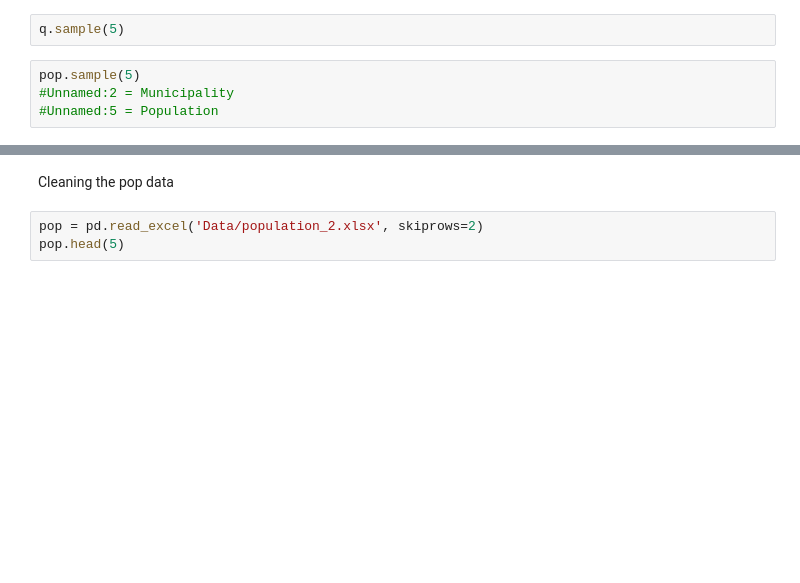
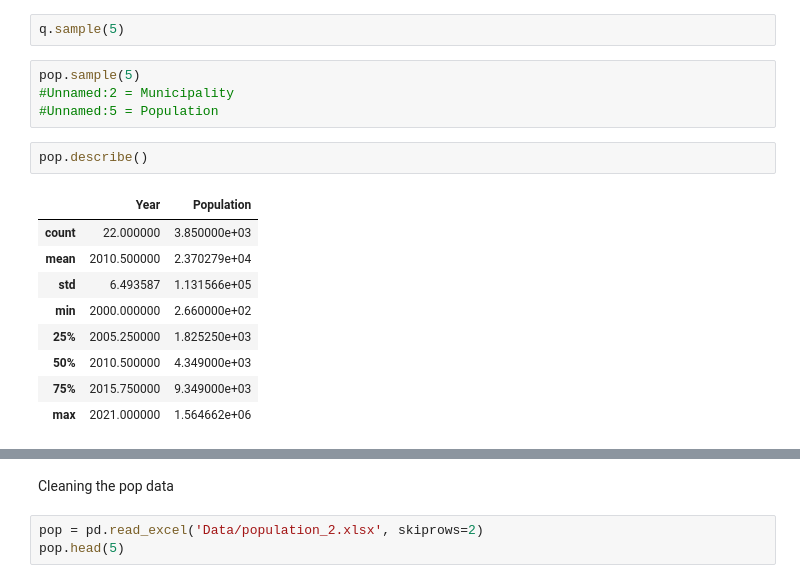
Before and after one commit to biguntitled/Intro_Num, a Jupyter notebook: 02_Data_Project/ZH Waste/DataProject_Marius.ipynb, the cells around one changed output, grey strips where cells are left out. Drawn from its saved outputs; the diff is of its cells as text; blank space fills up the shorter version.

```diff
--- a/02_Data_Project/ZH Waste/DataProject_Marius.ipynb
+++ b/02_Data_Project/ZH Waste/DataProject_Marius.ipynb
@@ -54,3 +54,15 @@ q.sample(5)
 pop.sample(5)
 #Unnamed:2 = Municipality
 #Unnamed:5 = Population
+# %%
+pop.describe()
+# %% [output]
+|  | Year | Population |
+| count | 22.000000 | 3.850000e+03 |
+| mean | 2010.500000 | 2.370279e+04 |
+| std | 6.493587 | 1.131566e+05 |
+| min | 2000.000000 | 2.660000e+02 |
+| 25% | 2005.250000 | 1.825250e+03 |
+| 50% | 2010.500000 | 4.349000e+03 |
+| 75% | 2015.750000 | 9.349000e+03 |
+| max | 2021.000000 | 1.564662e+06 |
```
Also changed, not shown: parts of 8 cells of this notebook.
